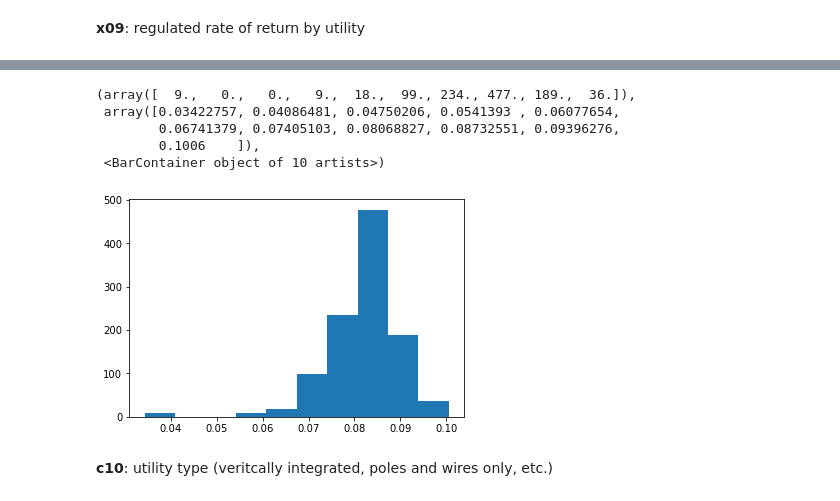
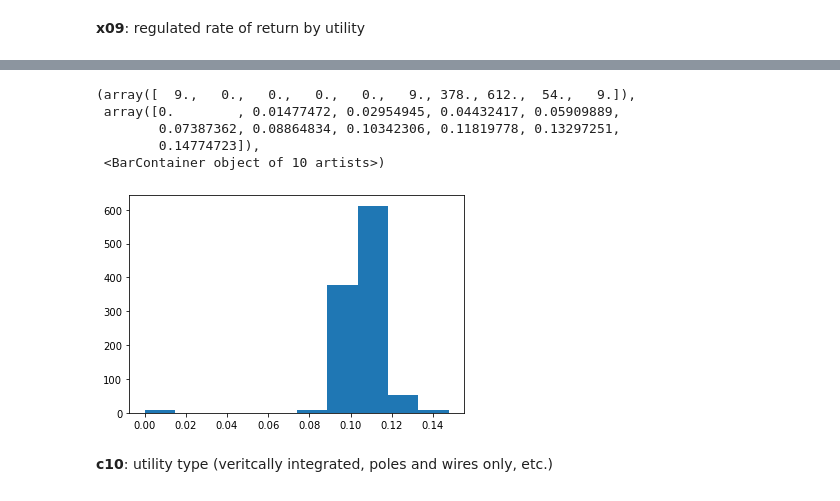
Before and after one commit to 2elle2/rmi-project, a Jupyter notebook: model/30_feature_engineering_v2.ipynb, the cells around one changed output, grey strips where cells are left out. Saved outputs shown, nothing was run; the diff lists cells and outputs as text; code cells hidden in the pictures.

```diff
--- a/model/30_feature_engineering_v2.ipynb
+++ b/model/30_feature_engineering_v2.ipynb
@@ -630,6 +630,6 @@ negative_expenditures_df[~negative_expenditures_df.isin(negative_bills_df)].drop
 # %% [markdown]
 #### Prepare DataFrame for Utility Info
 # %%
-utility_info_df = processed_df[['respondent_id', 'utype', 'ror']].groupby(by=['respondent_id']).first().reset_index()
+utility_info_df = processed_df[['respondent_id', 'utype', 'roe']].groupby(by=['respondent_id']).first().reset_index()
 utility_info_df.head(10)
 # %% [output]
@@ -1001,13 +1001,13 @@ processed_df_with_utility_type
 # %%
-x09_regulated_rate_of_return = processed_df_with_utility_type['ror_y']
+x09_regulated_rate_of_return = processed_df_with_utility_type['roe_y']
 plt.hist(x09_regulated_rate_of_return)
 # %% [output]
-(array([  9.,   0.,   0.,   9.,  18.,  99., 234., 477., 189.,  36.]),
- array([0.03422757, 0.04086481, 0.04750206, 0.0541393 , 0.06077654,
-        0.06741379, 0.07405103, 0.08068827, 0.08732551, 0.09396276,
-        0.1006    ]),
+(array([  9.,   0.,   0.,   0.,   0.,   9., 378., 612.,  54.,   9.]),
+ array([0.        , 0.01477472, 0.02954945, 0.04432417, 0.05909889,
+        0.07387362, 0.08864834, 0.10342306, 0.11819778, 0.13297251,
+        0.14774723]),
  <BarContainer object of 10 artists>)
-[figure, old version]
+[figure, new version]
 # %% [markdown]
 __c10__: utility type (veritcally integrated, poles and wires only, etc.)
 # %%
```
Also changed, not shown: parts of 11 cells of this notebook, 15 other files.
